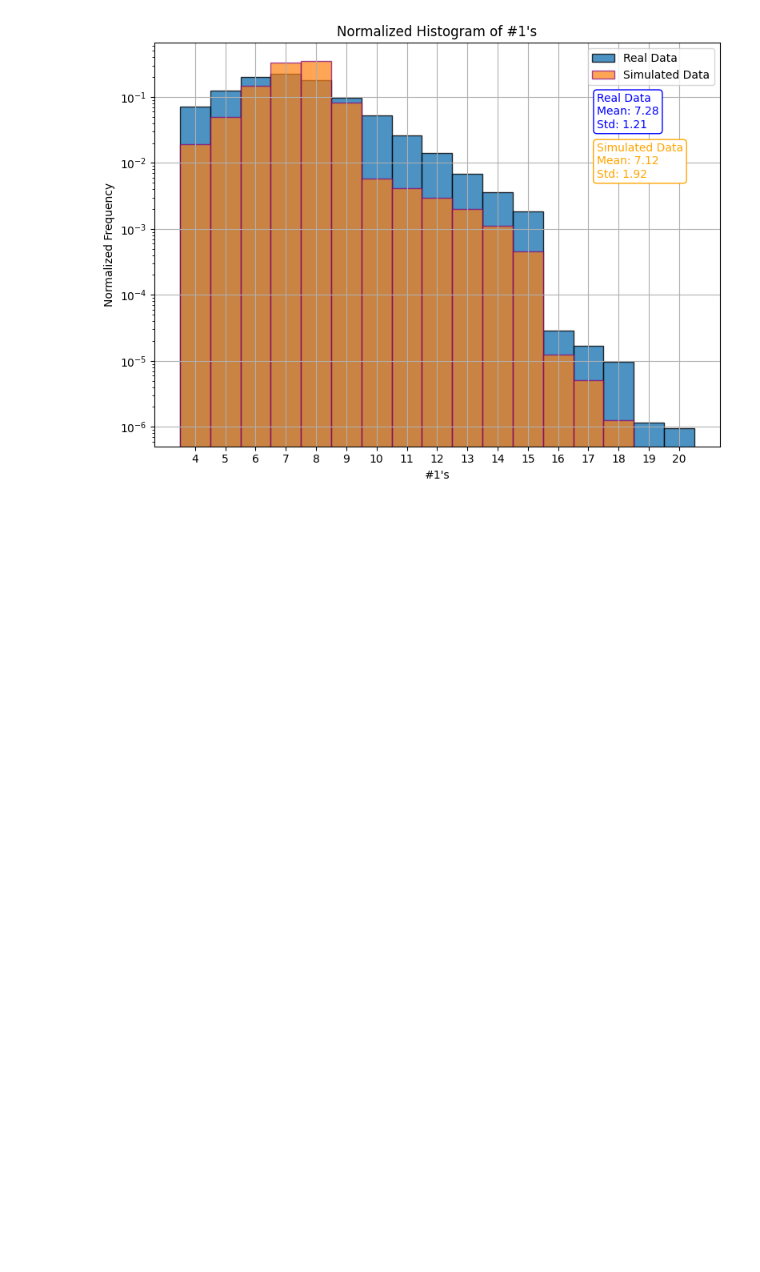
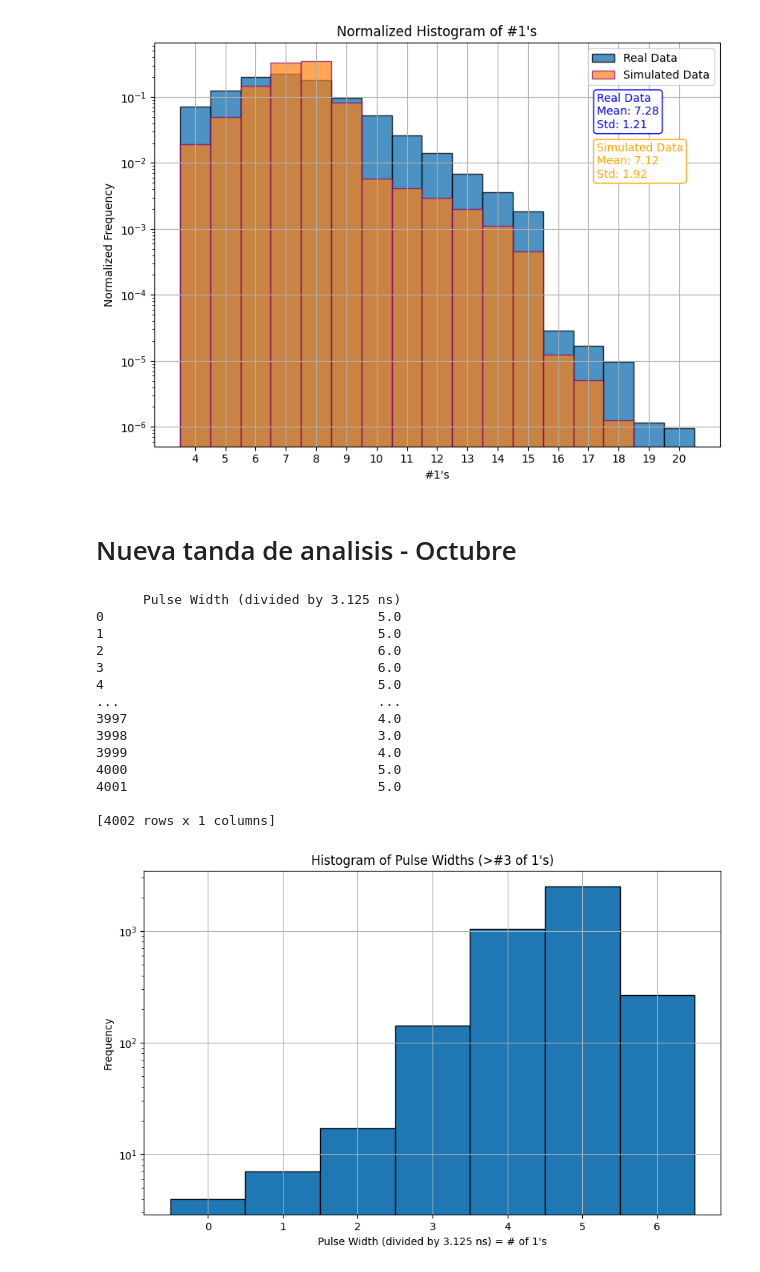
Before and after one commit to Lautaro-Silva/Laboratorio_6_7_ITeDA, a Jupyter notebook: Scripts/calculate_zeros.ipynb, the cells around one changed output. Saved outputs shown, nothing was run; the diff lists cells and outputs as text; code cells hidden in the pictures; blank space fills up the shorter version.

Commit message:
Simulaciones y resultados de dist de unos de los nuevos circuitos

```diff
--- a/Scripts/calculate_zeros.ipynb
+++ b/Scripts/calculate_zeros.ipynb
@@ -9,6 +9,25 @@ import pandas as pd
 import seaborn as sns
 from tqdm import tqdm
 from numba import njit
+# %%
+@njit
+def compute_pulse_widths(time_array, vout_array, threshold, time_divisor):
+    pulse_widths = []
+    pulse_start_time = None
+
+    for i in range(1, len(vout_array)):
+        if vout_array[i] > threshold and (pulse_start_time is None or vout_array[i-1] <= threshold):
+            # Rising edge detected
+            pulse_start_time = time_array[i]
+        elif vout_array[i] <= threshold and pulse_start_time is not None and vout_array[i-1] > threshold:
+            # Falling edge detected
+            pulse_end_time = time_array[i]
+            # Calculate pulse width
+            width = (pulse_end_time - pulse_start_time) / time_divisor
+            pulse_widths.append(np.floor(width))  # Floor to nearest lower integer
+            pulse_start_time = None
+
+    return pulse_widths
 # %% [markdown]
 ## Otra tanda de archivos
 # %%
@@ -1329,3 +1348,59 @@ plt.annotate(f'Real Data\nMean: {mean_sim:.2f}\nStd: {std_sim:.2f}',
 plt.show()
 # %% [output]
 [figure]
+# %% [markdown]
+# Nueva tanda de analisis - Octubre
+# %%
+# Load data
+df_muones_4000_v1 = pd.read_csv(r"C:\Users\Usuario\Documents\Labo_ITeDA_no_entra_en_git\Sims Grandes\Results\circuito_inversor_v1,5.txt", sep="\t")
+
+# Convert relevant columns to numpy arrays for fast processing
+time_array = df_muones_4000_v1['time'].values
+vout_array = df_muones_4000_v1['V(out)'].values
+
+# Define threshold and time divisor
+threshold = 0.5  # 800mV threshold
+time_divisor = 3.125e-9
+
+# Call the numba-optimized function
+pulse_widths_4000_v1 = compute_pulse_widths(time_array, vout_array, threshold, time_divisor)
+
+# Convert to DataFrame
+pulse_widths_df_muones_4000_v1 = pd.DataFrame(pulse_widths_4000_v1, columns=['Pulse Width (divided by 3.125 ns)'])
+
+# Display result
+print(pulse_widths_df_muones_4000_v1)
+
+
+# Filter data to keep only values greater than 3
+#filtered_pulse_widths_df_muones_2000_update = pulse_widths_df_muones_2000_update[pulse_widths_df_muones_2000_update['Pulse Width (divided by 3.125 ns)']]
+
+# Plot histogram with bins aligned to integers
+plt.figure(figsize=(10, 6))
+bin_edges = np.arange(np.min(pulse_widths_df_muones_4000_v1['Pulse Width (divided by 3.125 ns)']),
+                      np.max(pulse_widths_df_muones_4000_v1['Pulse Width (divided by 3.125 ns)']) + 2) - 0.5
+plt.hist(pulse_widths_df_muones_4000_v1['Pulse Width (divided by 3.125 ns)'], bins=bin_edges, edgecolor='black')
+plt.title('Histogram of Pulse Widths (>#3 of 1\'s)')
+plt.xlabel('Pulse Width (divided by 3.125 ns) = # of 1\'s')
+plt.ylabel('Frequency')
+plt.grid(True)
+plt.xticks(np.arange(np.min(pulse_widths_df_muones_4000_v1['Pulse Width (divided by 3.125 ns)']),
+                     np.max(pulse_widths_df_muones_4000_v1['Pulse Width (divided by 3.125 ns)']) + 1))
+plt.yscale('log')
+plt.show()
+# %% [output]
+      Pulse Width (divided by 3.125 ns)
+0                                   5.0
+1                                   5.0
+2                                   6.0
+3                                   6.0
+4                                   5.0
+...                                 ...
+3997                                4.0
+3998                                3.0
+3999                                4.0
+4000                                5.0
+4001                                5.0
+
+[4002 rows x 1 columns]
+[figure, added]
```
Also changed, not shown: parts of 2 cells of this notebook, 11 other files.
